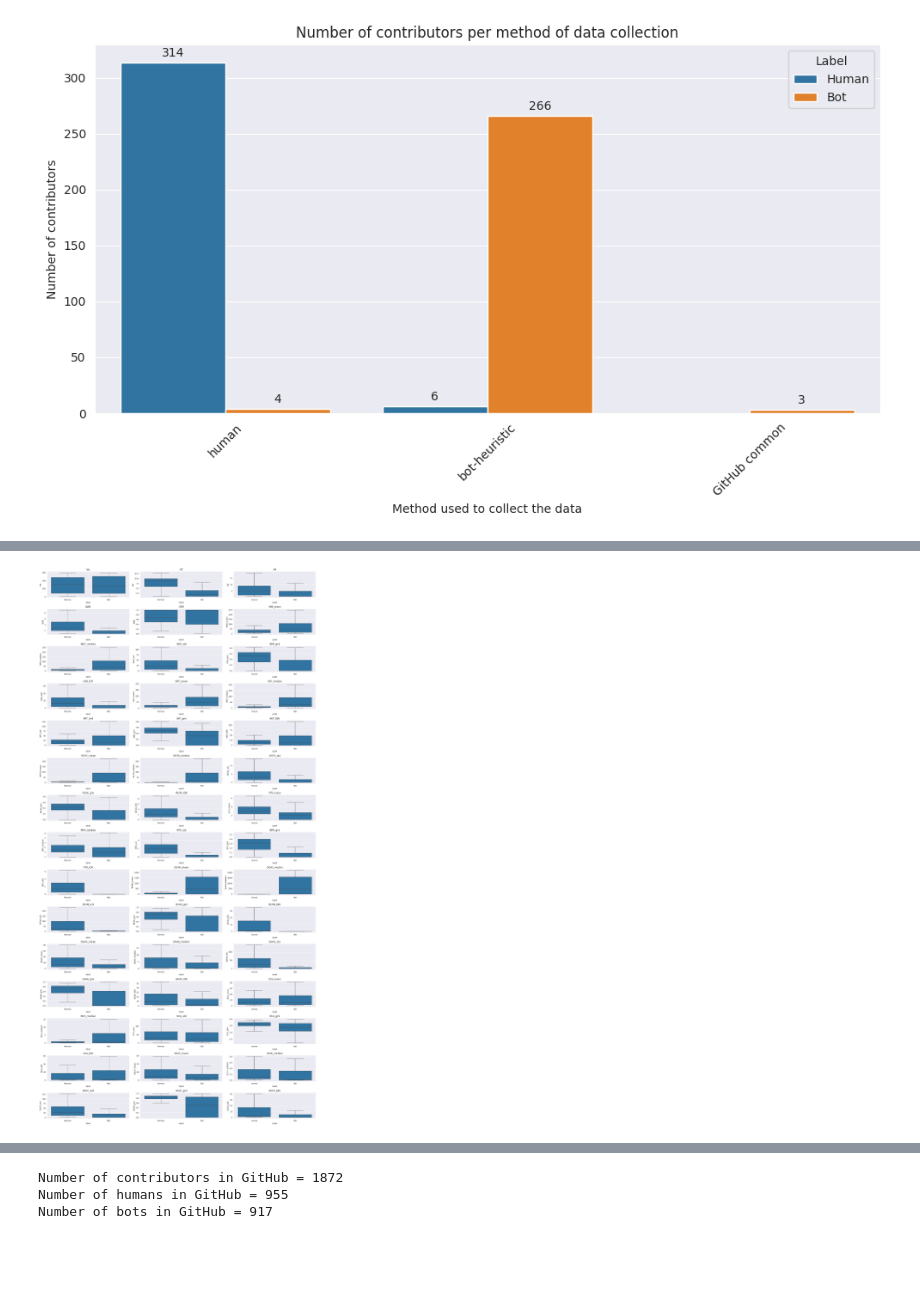
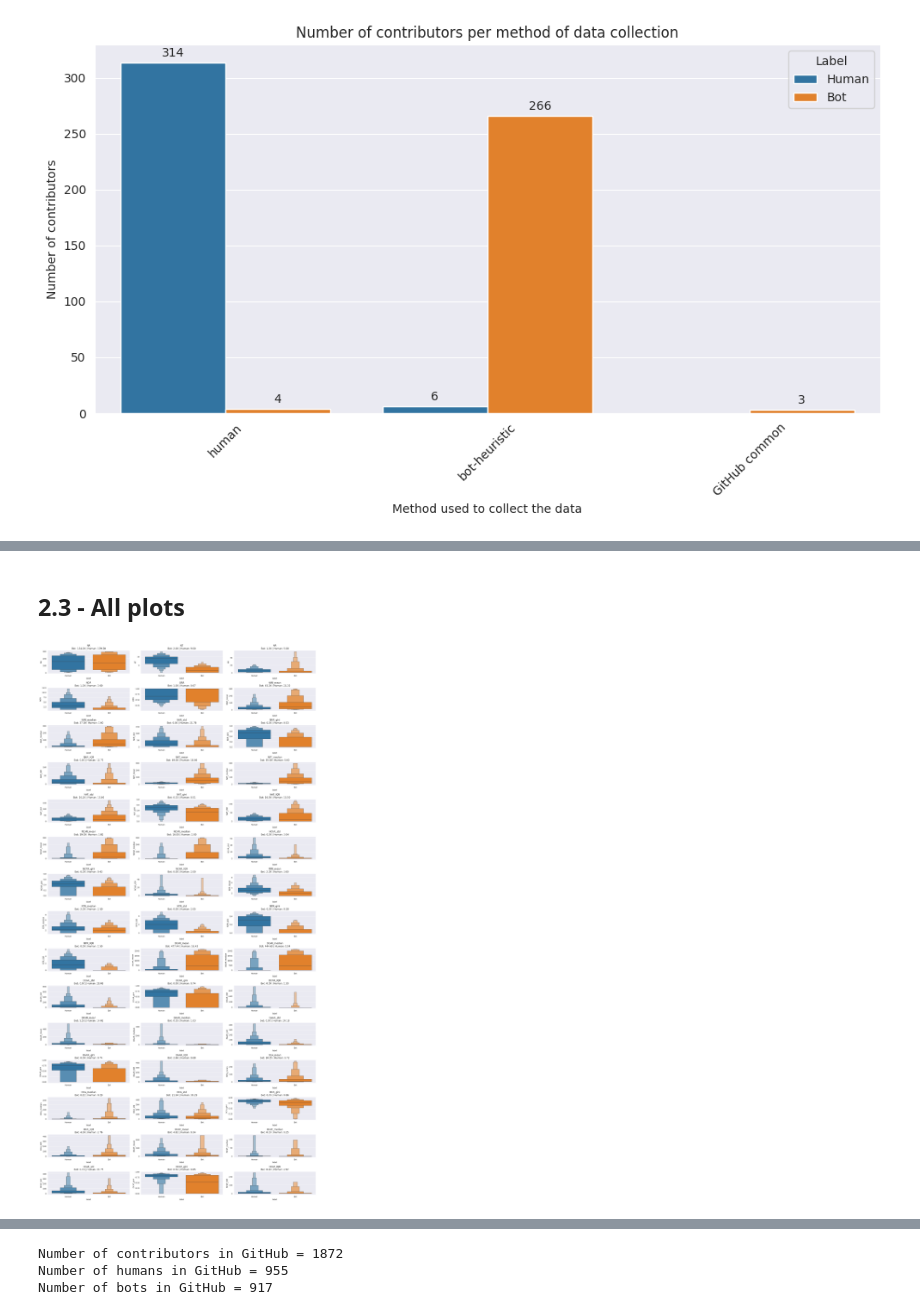
Before and after one commit to MrRose765/GitLab-Bot-identification, a Jupyter notebook: src/notebooks/gitlab/dataset_analysis.ipynb, the cells around one changed output, grey strips where cells are left out. Saved outputs shown, nothing was run; the diff lists cells and outputs as text; code cells hidden in the pictures; blank space fills up the shorter version.

```diff
--- a/src/notebooks/gitlab/dataset_analysis.ipynb
+++ b/src/notebooks/gitlab/dataset_analysis.ipynb
@@ -27,8 +11,14 @@ We will analyse:
 import pandas as pd
 import matplotlib.pyplot as plt
 import seaborn as sns
+import scipy.stats as stats
+from cliffs_delta import cliffs_delta
+
 
 RESOURCE_FOLDER = '../../resources'
+
+# Top 5 important features found in BIMBAS's paper + The number of activities
+important_features = ['NA','NT', 'NOR', 'DCAT_median', 'NAT_median', 'NAT_mean']
 # %% [markdown]
 ## 1. General analysis
 
@@ -104,0 +72,15 @@ Index(['contributor', 'label', 'origin', 'NA', 'NT', 'NR', 'NOR', 'ORR',
+# %%
+fig, axes = plt.subplots(2, 3, figsize=(10, 8))
+for i, col in enumerate(important_features):
+    ax = axes[i//3, i%3]
+    sns.boxenplot(x='label', y=col, data=glmap_features, ax=ax, showfliers=False, hue='label')
+
+    # Compute medians
+    medians = glmap_features.groupby('label')[col].median()
+    median_text = ' | '.join([f'{label}: {median:.2f}' for label, median in medians.items()])
+
+    # Set title with median values
+    ax.set_title(f'{col}\n{median_text}')
+
+plt.tight_layout()
+plt.show()
@@ -105,12 +175,22 @@ Index(['contributor', 'label', 'origin', 'NA', 'NT', 'NR', 'NOR', 'ORR',
+# %% [markdown]
+## 2.3 - All plots
 # %%
 fig, axes = plt.subplots(15, 3, figsize=(20, 40))
 for i, col in enumerate(glmap_features.columns[3:-1]):
-    sns.boxplot(x='label', y=col, data=glmap_features, ax=axes[i//3, i%3], showfliers=False)
-    axes[i//3, i%3].set_title(col)
+    ax = axes[i//3, i%3]
+    sns.boxenplot(x='label', y=col, data=glmap_features, ax=ax, showfliers=False, hue='label')
+
+    # Compute medians
+    medians = glmap_features.groupby('label')[col].median()
+    median_text = ' | '.join([f'{label}: {median:.2f}' for label, median in medians.items()])
+
+    # Set title with median values
+    ax.set_title(f'{col}\n{median_text}')
+
 plt.tight_layout()
 plt.show()
 # %% [output]
-[figure, old version]
+[figure, new version]
 # %% [markdown]
 ## 3. Feature comparison between GitLab and GitHub
 In this section, we will compare the features between GitLab and GitHub (ghmap).
```
Also changed, not shown: parts of 27 cells of this notebook, 1 other file.
